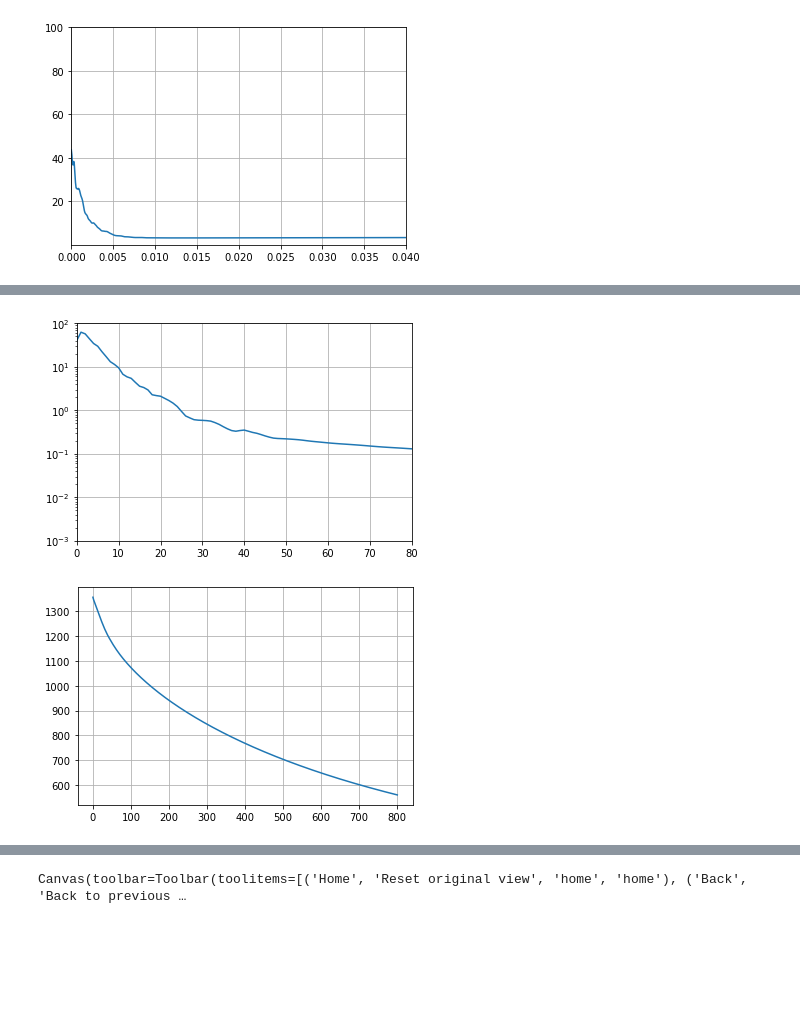
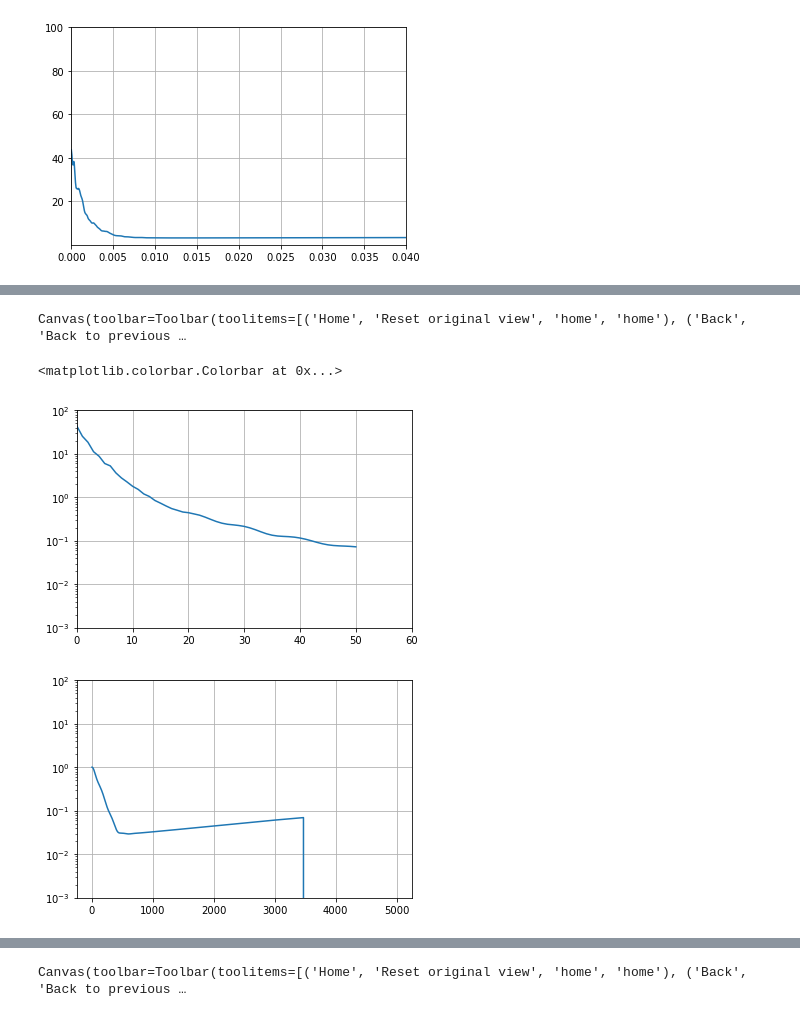
Before and after one commit to Achu-shankar/PSNS_solver, a Jupyter notebook: Run.ipynb, the cells around one changed output, grey strips where cells are left out. Saved outputs shown, nothing was run; the diff lists cells and outputs as text; code cells hidden in the pictures; blank space fills up the shorter version.

```diff
--- a/Run.ipynb
+++ b/Run.ipynb
@@ -268,12 +290,13 @@ for x,y,gam in zip(Xc,Yc,g):
 # SV.Uf = rfft2(SV.U)
 
 t1 = time.time()
-Re = 3142
-SV = SolverVars(xR =[0,12],yR = [0,12],nx=512,ny=512,dt=0.001,T=0.8,anim_s=10,nu=2*pi/Re)
+# Re = 15708
+Re = 3000
+SV = SolverVars(xR =[0,24],yR = [0,24],nx=2048,ny=2048,dt=0.001,T=5,anim_s=500,nu=2*pi/Re)
 # SV = SolverVars(xR =[0,12],yR = [0,12],nx=512,ny=512,dt=0.001,T=0.8,anim_s=500,nu=2*pi/Re)
-SV.a_targ=[0.5]
-SV.padx = 90
-SV.pady = 90
+SV.a_targ=[0.2]
+SV.padx = 180
+SV.pady = 220
 # SV.padx = 180
 # SV.pady = 180
 
@@ -282,15 +305,18 @@ generate_mesh(SV)
 wavespace(SV)
 # vort = LC_initial_condition(SV)
 # initial_condition(SV)
+initial_condition_LO_periodic(SV,10,10)
 
-initial_conditionRankineVP(SV)
+# initial_conditionRankineVP(SV)
 # initial_conditionScullyVP(SV)
 # initial_condition_2DTGV(SV)
-solve_RK4(SV,CBV)
-for i in range(2): SV.Uf[i] = rfft2(SV.U[i])
+
+# solve_RK4(SV,CBV)
+
+# for i in range(2): SV.Uf[i] = rfft2(SV.U[i])
 # print("Total simulation time == ",time.time()-t1)
 
-# filename = "ouputs/Aug25/ext_data/velsp_rc_0.2_LO_st_nd_L12_1024_re_3000.csv"
+# filename = "ouputs/Aug25/ext_data/velsp_rc_0.2_LO_st_nd_L12_1024_r,e_3000.csv"
 # vortex_pair_data_extractor(SV,filename)
 # res = base_flow_constraint(SV)
 # for i in range(2): SV.Uf[i] = rfft2(SV.U[i])
@@ -345,8 +372,8 @@ W_d = vorticity2D_fd(Ut,SV)
 Xc,XCind = vortexPairCenterVortCentroid(Uf,SV)
 
 
-# SV.padx = 72
-# SV.pady = 100
+SV.padx = 180
+SV.pady = 220
 padx = SV.padx
 pady = SV.pady
 x1 = int(0.5*SV.nx-padx)
@@ -362,7 +389,7 @@ ax.set_aspect('equal')
 # plt.contour(W.T,levels = 50,cmap='jet')
 # plt.contourf(SV.Mesh[0],SV.Mesh[1],Ut[1].T*0.05,levels = 100,cmap='jet')
 # plt.contourf(SV.Mesh[0],SV.Mesh[1],W*0.05,levels = 100,cmap='jet')
-plt.contourf(SV.Mesh[0],SV.Mesh[1],W,levels = 50,cmap='jet')
+plt.contour(SV.Mesh[0],SV.Mesh[1],W_d,levels = 50,cmap='jet')
 # plt.contourf(S.T,levels = 50,cmap='jet')
 # plt.contourf(vort.T,levels = 50,cmap='jet')
 
@@ -502,30 +581,61 @@ for i in range(81):
+# %%
+%matplotlib widget
+q = (CBV.temp_ux*CBV.temp_wx+ CBV.temp_uy*CBV.temp_wy)
+q2 = (CBV.temp_ux*Wx + CBV.temp_uy*Wy)
+# q = (CBV.temp_ux*CBV.temp_wx)
+# q2 = (CBV.temp_ux*Wx)
+# q = ( CBV.temp_uy*CBV.temp_wy)
+# q2 = ( CBV.temp_uy*Wy)
+
+plt.contourf(q.T)
+# plt.contourf(q2.T)
+# plt.contourf(CBV.temp_q.T)
+# plt.contourf(CBV.temp_ux.T)
+# plt.contourf(CBV.temp_uy.T)
+# plt.contourf(CBV.temp_wx.T)
+# plt.contourf(CBV.temp_wy.T)
+# plt.contourf(CBV.temp_w.T)
+
+# plt.contourf(W.T-CBV.temp_w.T)
+# plt.contourf(U[0].T,levels=10)
+# plt.contourf(U[0].T-CBV.temp_ux.T)
+# plt.contourf(Wx.T-CBV.temp_wx.T)
+# plt.contourf(Wx.T)
+# plt.contourf((Q).T)
+# plt.contourf(SV.W.T-W.T)
+plt.colorbar()
+# %% [output]
+Canvas(toolbar=Toolbar(toolitems=[('Home', 'Reset original view', 'home', 'home'), ('Back', 'Back to previous …
+<matplotlib.colorbar.Colorbar at 0x...>
 # %%
 # t = np.arange(0,SV.T,SV.dt)*(1/0.067**2)/Re
+
+
 plt.semilogy(ER)
 plt.ylim([1e-3,1e2])
-plt.xlim([0,80])
+plt.xlim([0,60])
 plt.grid()
 plt.show()
 # %% [output]
-[figure, old version]
+[figure, new version]
 # %%
 %matplotlib inline
-XCind,Xc
+# XCind,Xc
 t = np.arange(0,SV.T,SV.dt)*(1/0.067**2)/Re
-N = 800
+N = 4999
 ax = CBV.vortex_pair_rad[0,1]
 ay = CBV.vortex_pair_rad[1,1]
 # E = ay/ax
 
 # plt.plot(t[:N],E[:N])
-# plt.semilogy(t[:N],CBV.eulerResidual[1,:N])
-plt.plot(CBV.temp2[:])
+plt.semilogy(CBV.eulerResidual[1,:N])
+# plt.plot(CBV.temp2[:])
 # plt.plot(CBV.temp1[:])
 # plt.xlim([0,0.04])
-# plt.ylim([1e-3,1e2])
+plt.ylim([1e-3,1e2])
 plt.grid()
 plt.show()
 # plt.plot(CBV.residual[1,:])
 # CBV.eulerResidual.shape
 # %% [output]
-[figure, old version]
+[figure, new version]
```
Also changed, not shown: parts of 21 cells of this notebook, 5 other files.
